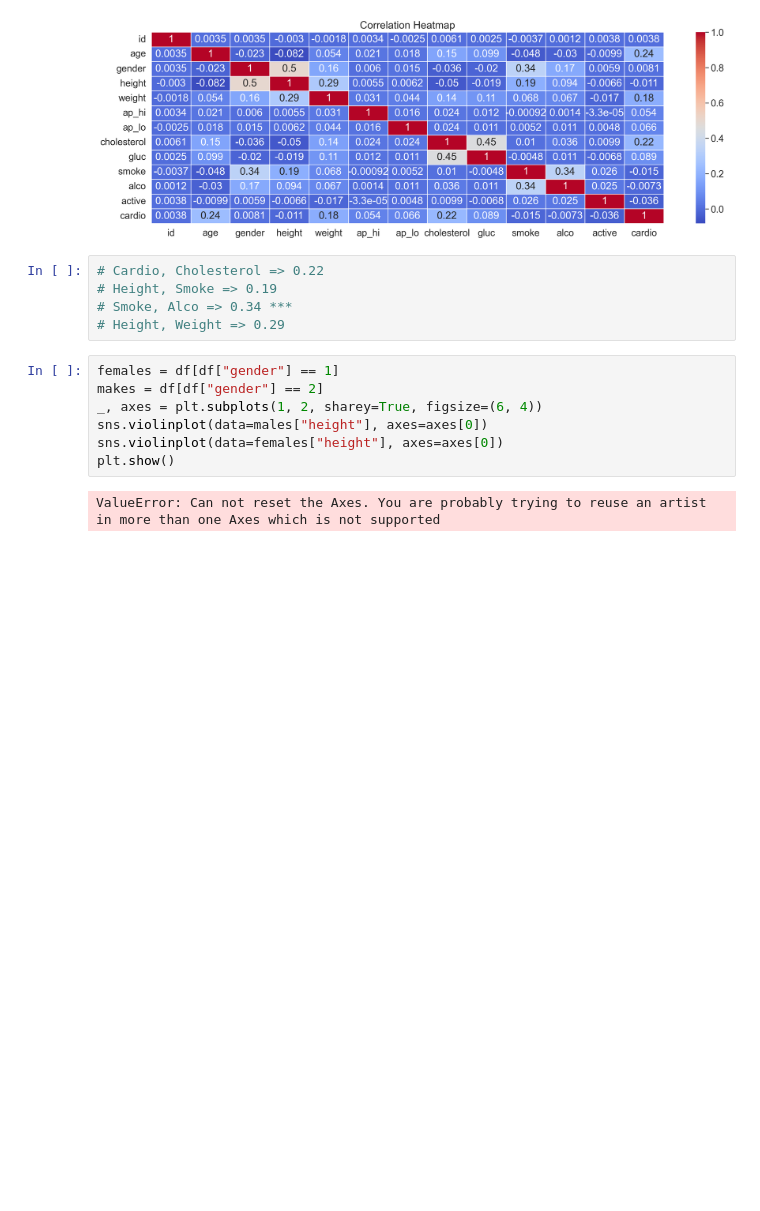
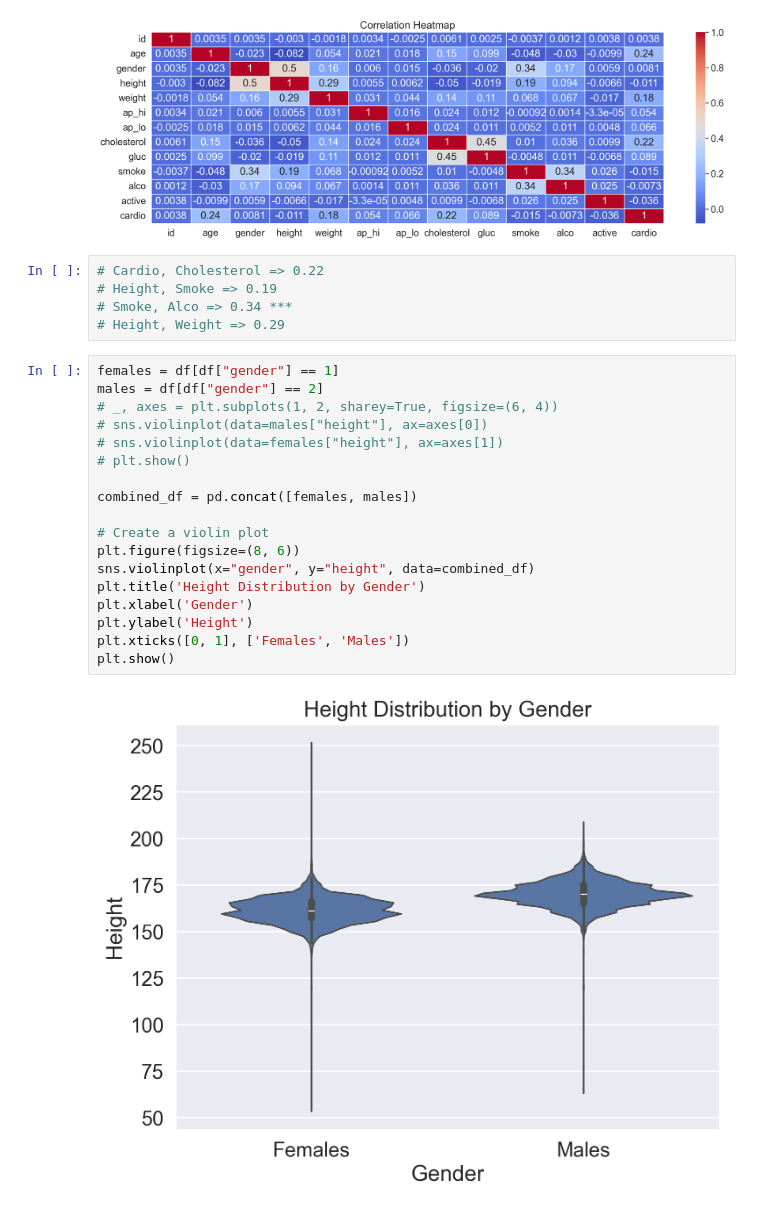
Before and after one commit to kennyho-code/mlcourse-ai, a Jupyter notebook: topic-2-assignment.ipynb, the cells around one changed output. Drawn from its saved outputs; the diff is of its cells as text; blank space fills up the shorter version.

```diff
--- a/topic-2-assignment.ipynb
+++ b/topic-2-assignment.ipynb
@@ -311,10 +313,21 @@ plt.show()
 # Height, Weight => 0.29
 # %%
 females = df[df["gender"] == 1]
-makes = df[df["gender"] == 2]
-_, axes = plt.subplots(1, 2, sharey=True, figsize=(6, 4))
-sns.violinplot(data=males["height"], axes=axes[0])
-sns.violinplot(data=females["height"], axes=axes[0])
+males = df[df["gender"] == 2]
+# _, axes = plt.subplots(1, 2, sharey=True, figsize=(6, 4))
+# sns.violinplot(data=males["height"], ax=axes[0])
+# sns.violinplot(data=females["height"], ax=axes[1])
+# plt.show()
+
+combined_df = pd.concat([females, males])
+
+# Create a violin plot
+plt.figure(figsize=(8, 6))
+sns.violinplot(x="gender", y="height", data=combined_df)
+plt.title('Height Distribution by Gender')
+plt.xlabel('Gender')
+plt.ylabel('Height')
+plt.xticks([0, 1], ['Females', 'Males'])
 plt.show()
 # %% [output]
-ValueError: Can not reset the Axes. You are probably trying to reuse an artist in more than one Axes which is not supported
+[figure, added]
```
Also changed, not shown: parts of 6 cells of this notebook.
